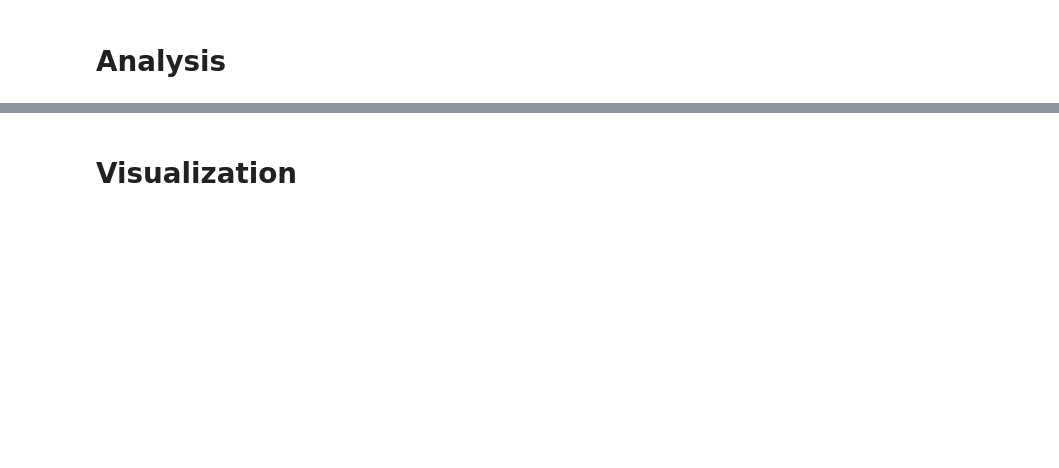
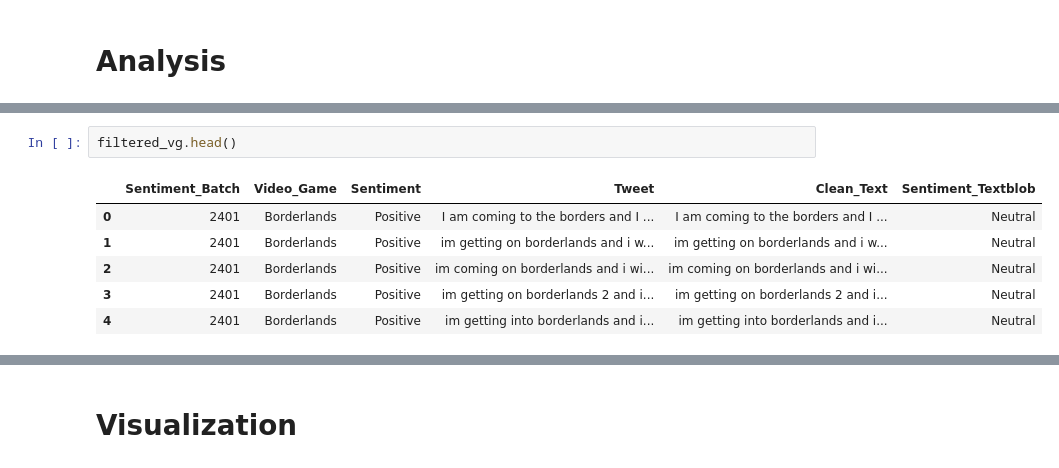
Before and after one commit to ReproTeach/final-project-givkj-squad, a Jupyter notebook: final_project.ipynb, the cells around one changed output, grey strips where cells are left out. Cells and saved outputs as stored; diff of their text form; blank space fills up the shorter version.

```diff
--- a/final_project.ipynb
+++ b/final_project.ipynb
@@ -175,0 +178,9 @@ Name: clean_text, dtype: object
+# %%
+filtered_vg.head()
+# %% [output]
+|  | Sentiment_Batch | Video_Game | Sentiment | Tweet | Clean_Text | Sentiment_Textblob |
+| 0 | 2401 | Borderlands | Positive | I am coming to the borders and I ... | I am coming to the borders and I ... | Neutral |
+| 1 | 2401 | Borderlands | Positive | im getting on borderlands and i w... | im getting on borderlands and i w... | Neutral |
+| 2 | 2401 | Borderlands | Positive | im coming on borderlands and i wi... | im coming on borderlands and i wi... | Neutral |
+| 3 | 2401 | Borderlands | Positive | im getting on borderlands 2 and i... | im getting on borderlands 2 and i... | Neutral |
+| 4 | 2401 | Borderlands | Positive | im getting into borderlands and i... | im getting into borderlands and i... | Neutral |
```
Also changed, not shown: parts of 11 cells of this notebook.
